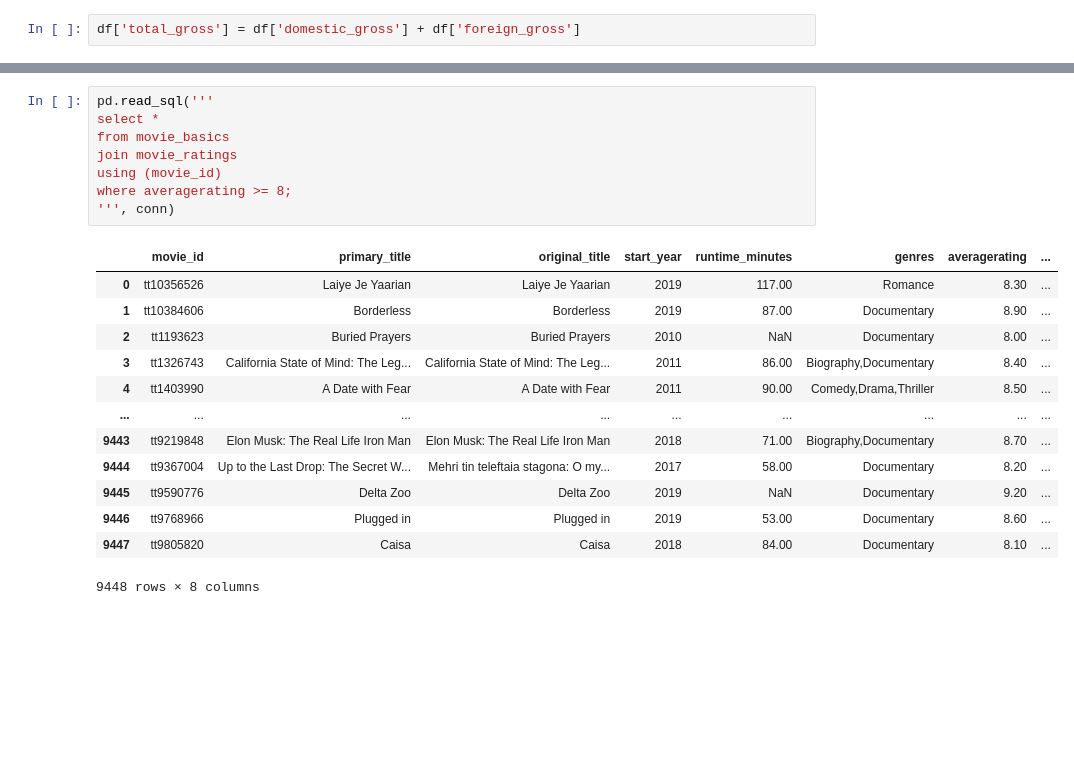
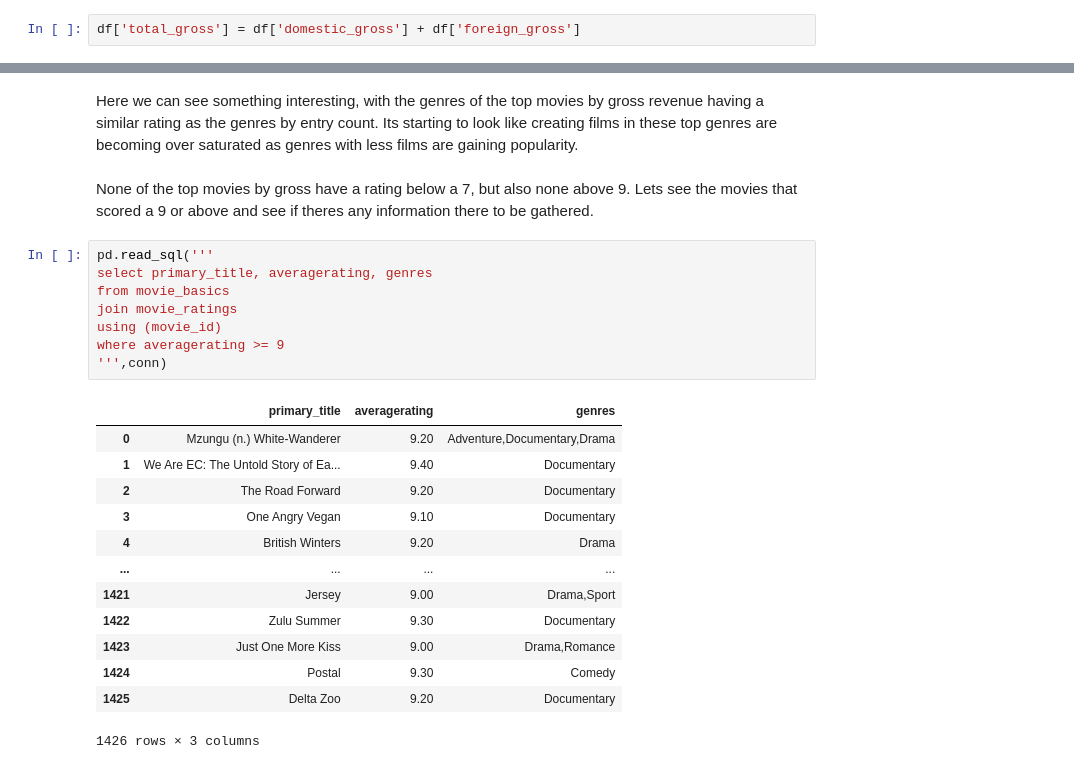
Before and after one commit to Djohnson1313/Phase_2_Project, a Jupyter notebook: Phase.1.project.notebook.ipynb, the cells around one changed output, grey strips where cells are left out. Saved outputs shown, nothing was run; the diff lists cells and outputs as text; blank space fills up the shorter version.

```diff
--- a/Phase.1.project.notebook.ipynb
+++ b/Phase.1.project.notebook.ipynb
@@ -73,22 +450,26 @@ conn = sqlite3.connect('im.db.unzipped')
+# %% [markdown]
+Here we can see something interesting, with the genres of the top movies by gross revenue having a similar rating as the genres by entry count. Its starting to look like creating films in these top genres are becoming over saturated as genres with less films are gaining popularity.
+# %% [markdown]
+None of the top movies by gross have a rating below a 7, but also none above 9. Lets see the movies that scored a 9 or above and see if theres any information there to be gathered.
 # %%
 pd.read_sql('''
-select *
+select primary_title, averagerating, genres
 from movie_basics
 join movie_ratings
 using (movie_id)
-where averagerating >= 8;
-''', conn)
+where averagerating >= 9
+''',conn)
 # %% [output]
-|  | movie_id | primary_title | original_title | start_year | runtime_minutes | genres | averagerating | ... |
-| 0 | tt10356526 | Laiye Je Yaarian | Laiye Je Yaarian | 2019 | 117.00 | Romance | 8.30 | ... |
-| 1 | tt10384606 | Borderless | Borderless | 2019 | 87.00 | Documentary | 8.90 | ... |
-| 2 | tt1193623 | Buried Prayers | Buried Prayers | 2010 | NaN | Documentary | 8.00 | ... |
-| 3 | tt1326743 | California State of Mind: The Leg... | California State of Mind: The Leg... | 2011 | 86.00 | Biography,Documentary | 8.40 | ... |
-| 4 | tt1403990 | A Date with Fear | A Date with Fear | 2011 | 90.00 | Comedy,Drama,Thriller | 8.50 | ... |
-| ... | ... | ... | ... | ... | ... | ... | ... | ... |
-| 9443 | tt9219848 | Elon Musk: The Real Life Iron Man | Elon Musk: The Real Life Iron Man | 2018 | 71.00 | Biography,Documentary | 8.70 | ... |
-| 9444 | tt9367004 | Up to the Last Drop: The Secret W... | Mehri tin teleftaia stagona: O my... | 2017 | 58.00 | Documentary | 8.20 | ... |
-| 9445 | tt9590776 | Delta Zoo | Delta Zoo | 2019 | NaN | Documentary | 9.20 | ... |
-| 9446 | tt9768966 | Plugged in | Plugged in | 2019 | 53.00 | Documentary | 8.60 | ... |
-| 9447 | tt9805820 | Caisa | Caisa | 2018 | 84.00 | Documentary | 8.10 | ... |
+|  | primary_title | averagerating | genres |
+| 0 | Mzungu (n.) White-Wanderer | 9.20 | Adventure,Documentary,Drama |
+| 1 | We Are EC: The Untold Story of Ea... | 9.40 | Documentary |
+| 2 | The Road Forward | 9.20 | Documentary |
+| 3 | One Angry Vegan | 9.10 | Documentary |
+| 4 | British Winters | 9.20 | Drama |
+| ... | ... | ... | ... |
+| 1421 | Jersey | 9.00 | Drama,Sport |
+| 1422 | Zulu Summer | 9.30 | Documentary |
+| 1423 | Just One More Kiss | 9.00 | Drama,Romance |
+| 1424 | Postal | 9.30 | Comedy |
+| 1425 | Delta Zoo | 9.20 | Documentary |
-9448 rows × 8 columns
+1426 rows × 3 columns
```
Also changed, not shown: parts of 82 cells of this notebook.
